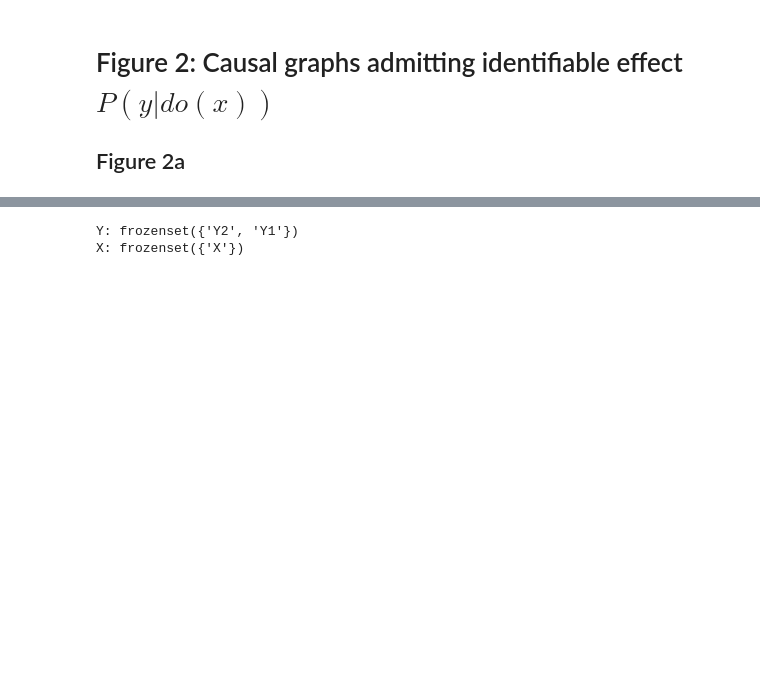
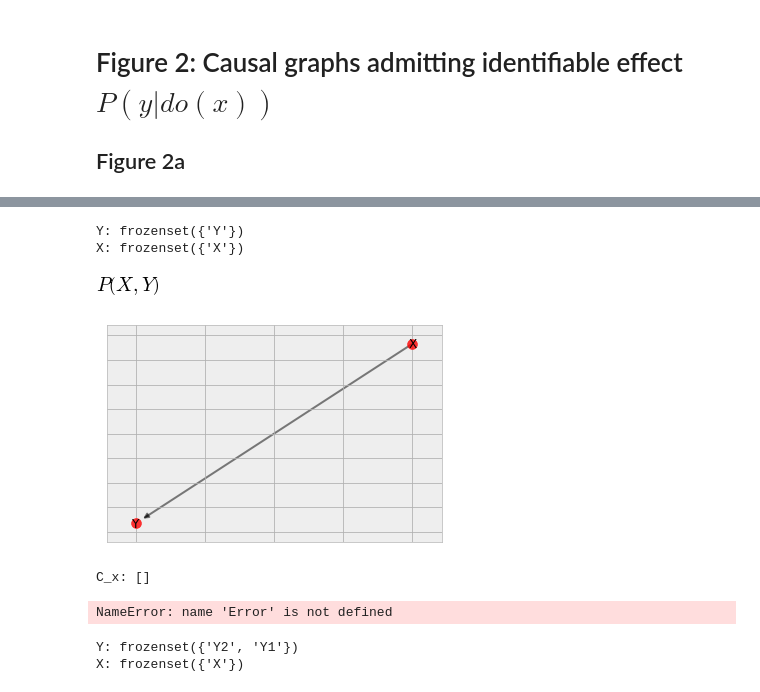
Before and after one commit to COVID-19-Causal-Reasoning/Y0, a Jupyter notebook: ID.ipynb, the cells around one changed output, grey strips where cells are left out. Cells and saved outputs as stored; diff of their text form; code cells hidden in the pictures; blank space fills up the shorter version.

```diff
--- a/ID.ipynb
+++ b/ID.ipynb
@@ -471,3 +564,25 @@ figure_2a =
+# %%
+U = figure_2a['U']
+G = figure_2a['G']
+x, y = frozenset({'X'}), frozenset({'Y'})
+
+#data = pd.DataFrame(np.random.randint(low=0, high=2, size=(1000,2)),
+#                   columns=['X','Y'])
+
+#G.fit(data)
+#G.check_model()
+
+
+P = joint_probability_distribution( G.nodes )
+
+ID(y, x, P, G, U)
+# %% [output]
+Y: frozenset({'Y'})
+X: frozenset({'X'})
+[figure, added]
+[figure, added]
+C_x: []
+NameError: name 'Error' is not defined
 # %%
 D = BayesianModel([('W1','X'),
                    ('X','Y1'),
```
Also changed, not shown: parts of 10 cells of this notebook, 2 other files.
